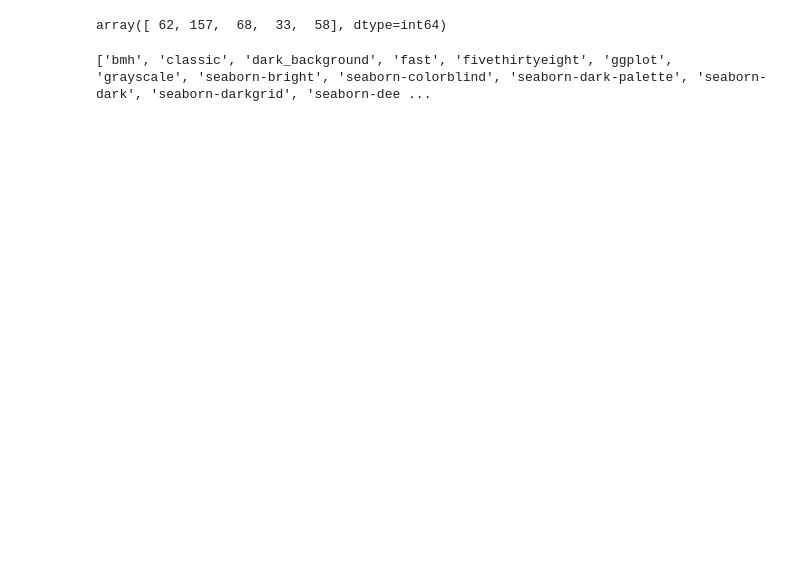
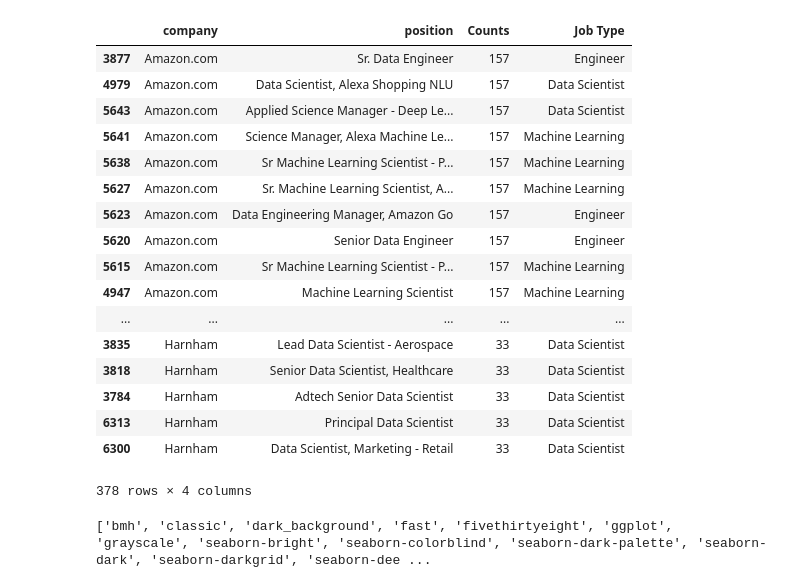
Before and after one commit to hopandskip/Data_Science_Job_Market, a Jupyter notebook: kaggledataset.ipynb, the cells around one changed output. Saved outputs shown, nothing was run; the diff lists cells and outputs as text; code cells hidden in the pictures; blank space fills up the shorter version.

```diff
--- a/kaggledataset.ipynb
+++ b/kaggledataset.ipynb
@@ -37,26 +37,43 @@ df = df.dropna(how='any')
 # %%
 newdf = df[['company', 'position']].copy()
 newdf['Counts'] = df.groupby(['company'])['position'].transform('count')
 
 newdfclean = newdf.drop(newdf[newdf.Counts < 33].index)
 newdfclean
 newdfclean.loc[df.position.str.contains('analyst', case=False), 'Job Type'] = 'Analyst'
 newdfclean.loc[df.position.str.contains('analysis', case=False), 'Job Type'] = 'Analyst'
 newdfclean.loc[df.position.str.contains('analytics', case=False), 'Job Type'] = 'Analyst'
 newdfclean.loc[df.position.str.contains('machine learning', case=False), 'Job Type'] = 'Machine Learning'
 newdfclean.loc[df.position.str.contains('engineering', case=False), 'Job Type'] = 'Engineer'
 newdfclean.loc[df.position.str.contains('engineer', case=False), 'Job Type'] = 'Engineer'
 newdfclean.loc[df.position.str.contains('data science', case=False), 'Job Type'] = 'Data Scientist'
 newdfclean.loc[df.position.str.contains('data scientist', case=False), 'Job Type'] = 'Data Scientist'
 newdfclean.loc[df.position.str.contains('applied scientist', case=False), 'Job Type'] = 'Data Scientist'
 newdfclean.loc[df.position.str.contains('applied science', case=False), 'Job Type'] = 'Data Scientist'
 newdfclean.loc[df.position.str.contains('sales', case=False), 'Job Type'] = 'Business Intelligence'
 newdfclean.loc[df.position.str.contains('business intelligence', case=False), 'Job Type'] = 'Business Intelligence'
 
 newdfclean.sort_values('Counts', ascending=False)
-newdfclean.Counts.unique()
+# newdfclean.Counts.unique()
 # %% [output]
+|  | company | position | Counts | Job Type |
+| 3877 | Amazon.com | Sr. Data Engineer | 157 | Engineer |
+| 4979 | Amazon.com | Data Scientist, Alexa Shopping NLU | 157 | Data Scientist |
+| 5643 | Amazon.com | Applied Science Manager - Deep Le... | 157 | Data Scientist |
+| 5641 | Amazon.com | Science Manager, Alexa Machine Le... | 157 | Machine Learning |
+| 5638 | Amazon.com | Sr Machine Learning Scientist - P... | 157 | Machine Learning |
+| 5627 | Amazon.com | Sr. Machine Learning Scientist, A... | 157 | Machine Learning |
+| 5623 | Amazon.com | Data Engineering Manager, Amazon Go | 157 | Engineer |
+| 5620 | Amazon.com | Senior Data Engineer | 157 | Engineer |
+| 5615 | Amazon.com | Sr Machine Learning Scientist - P... | 157 | Machine Learning |
+| 4947 | Amazon.com | Machine Learning Scientist | 157 | Machine Learning |
+| ... | ... | ... | ... | ... |
+| 3835 | Harnham | Lead Data Scientist - Aerospace | 33 | Data Scientist |
+| 3818 | Harnham | Senior Data Scientist, Healthcare | 33 | Data Scientist |
+| 3784 | Harnham | Adtech Senior Data Scientist | 33 | Data Scientist |
+| 6313 | Harnham | Principal Data Scientist | 33 | Data Scientist |
+| 6300 | Harnham | Data Scientist, Marketing - Retail | 33 | Data Scientist |
-array([ 62, 157,  68,  33,  58], dtype=int64)
+378 rows × 4 columns
 # %%
 print(plt.style.available)
 # %% [output]
```
Also changed, not shown: parts of 1 cell of this notebook, 1 other file.
